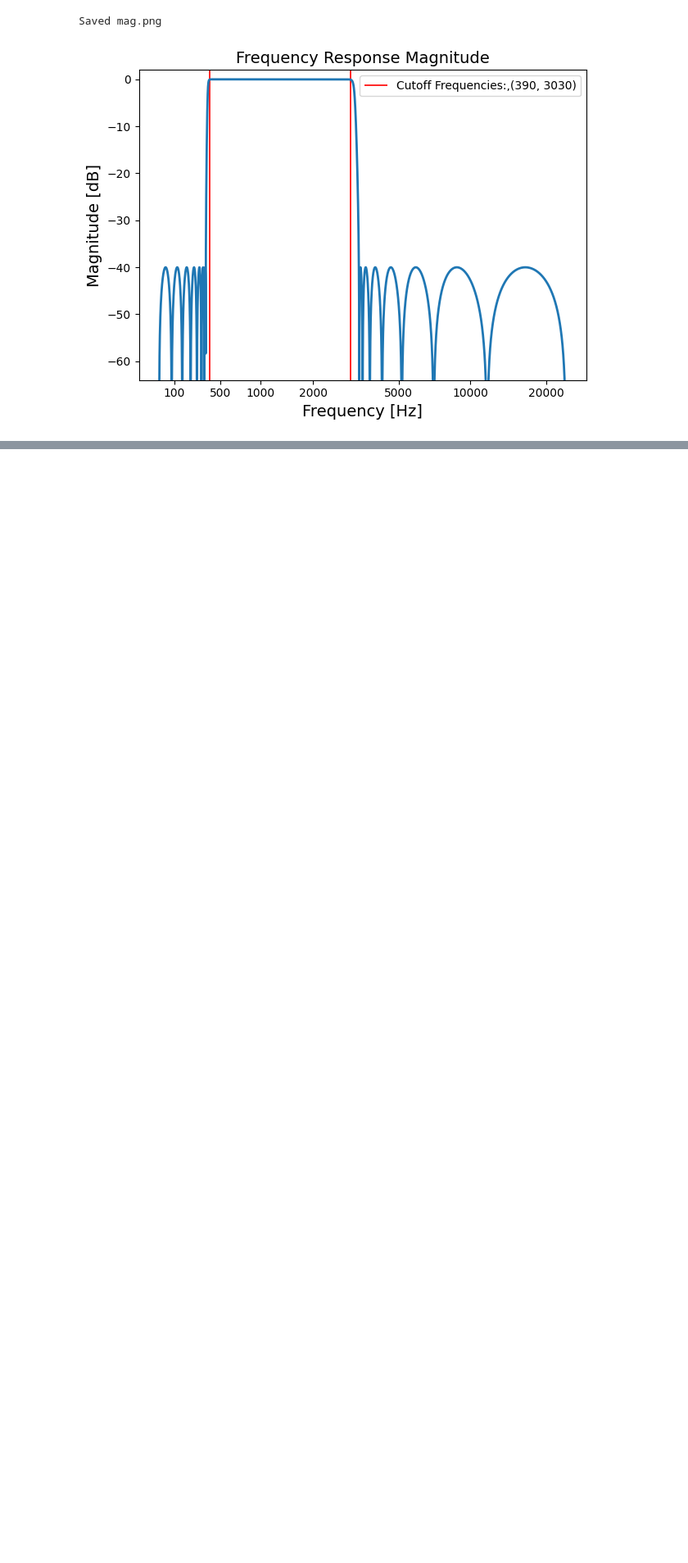
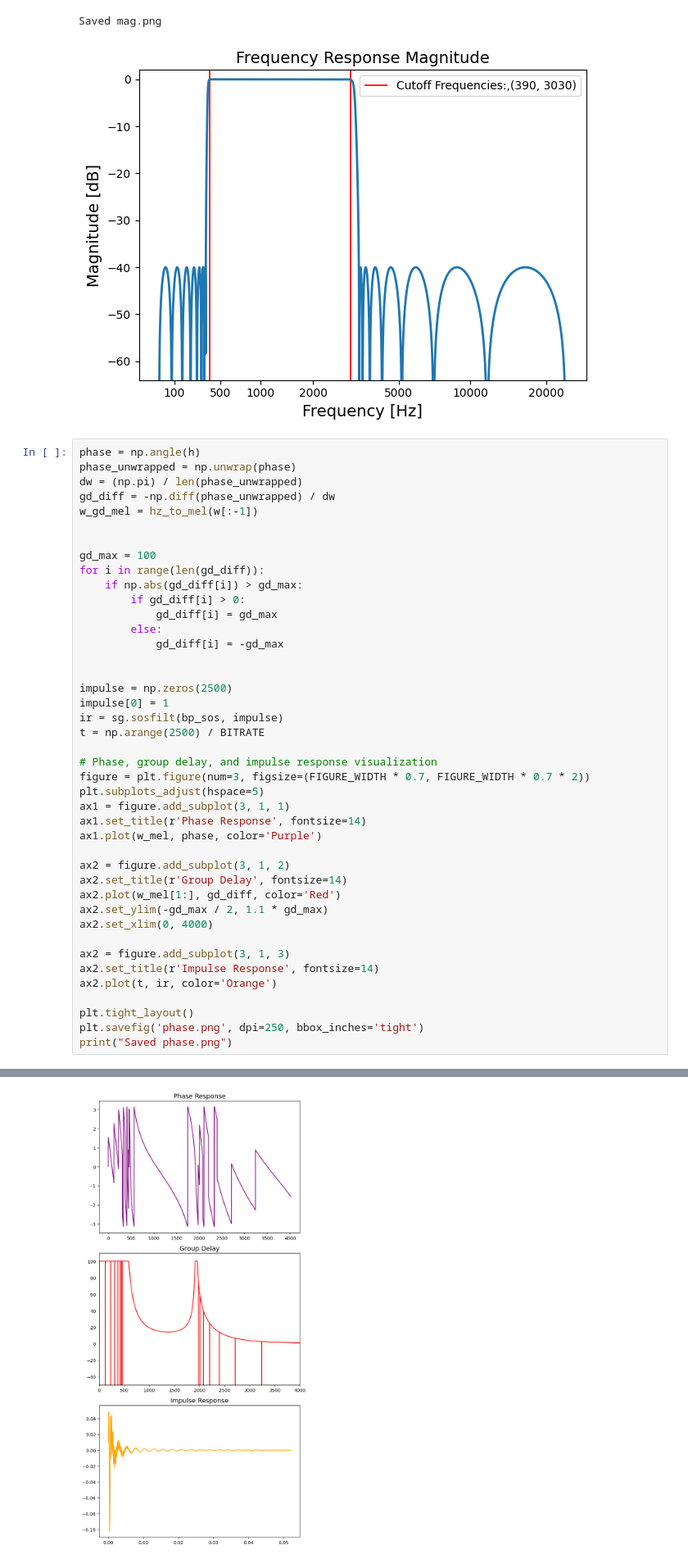
Before and after one commit to NobodyPickedThis/ECE_316_HW_7_DT_Audio_Filtering, a Jupyter notebook: working_code.ipynb, the cells around one changed output, grey strips where cells are left out. Shown at 82% size. Drawn from its saved outputs; the diff is of its cells as text; blank space fills up the shorter version.

```diff
--- a/working_code.ipynb
+++ b/working_code.ipynb
@@ -162,3 +163,46 @@ print("Saved mag.png")
 # %% [output]
 Saved mag.png
 [figure]
+# %%
+phase = np.angle(h)
+phase_unwrapped = np.unwrap(phase)
+dw = (np.pi) / len(phase_unwrapped)
+gd_diff = -np.diff(phase_unwrapped) / dw
+w_gd_mel = hz_to_mel(w[:-1])
+
+
+gd_max = 100
+for i in range(len(gd_diff)):
+    if np.abs(gd_diff[i]) > gd_max:
+        if gd_diff[i] > 0:
+            gd_diff[i] = gd_max
+        else:
+            gd_diff[i] = -gd_max
+
+
+impulse = np.zeros(2500)
+impulse[0] = 1
+ir = sg.sosfilt(bp_sos, impulse)
+t = np.arange(2500) / BITRATE
+
+# Phase, group delay, and impulse response visualization
+figure = plt.figure(num=3, figsize=(FIGURE_WIDTH * 0.7, FIGURE_WIDTH * 0.7 * 2))
+plt.subplots_adjust(hspace=5)
+ax1 = figure.add_subplot(3, 1, 1)
+ax1.set_title(r'Phase Response', fontsize=14)
+ax1.plot(w_mel, phase, color='Purple')
+
+ax2 = figure.add_subplot(3, 1, 2)
+ax2.set_title(r'Group Delay', fontsize=14)
+ax2.plot(w_mel[1:], gd_diff, color='Red')
+ax2.set_ylim(-gd_max / 2, 1.1 * gd_max)
+ax2.set_xlim(0, 4000)
+
+ax2 = figure.add_subplot(3, 1, 3)
+ax2.set_title(r'Impulse Response', fontsize=14)
+ax2.plot(t, ir, color='Orange')
+
+plt.tight_layout()
+plt.savefig('phase.png', dpi=250, bbox_inches='tight')
+print("Saved phase.png")
+# %% [output]
@@ -164,0 +210 @@ Saved mag.png
+[figure, added]
```
Also changed, not shown: parts of 2 cells of this notebook, 2 other files.
